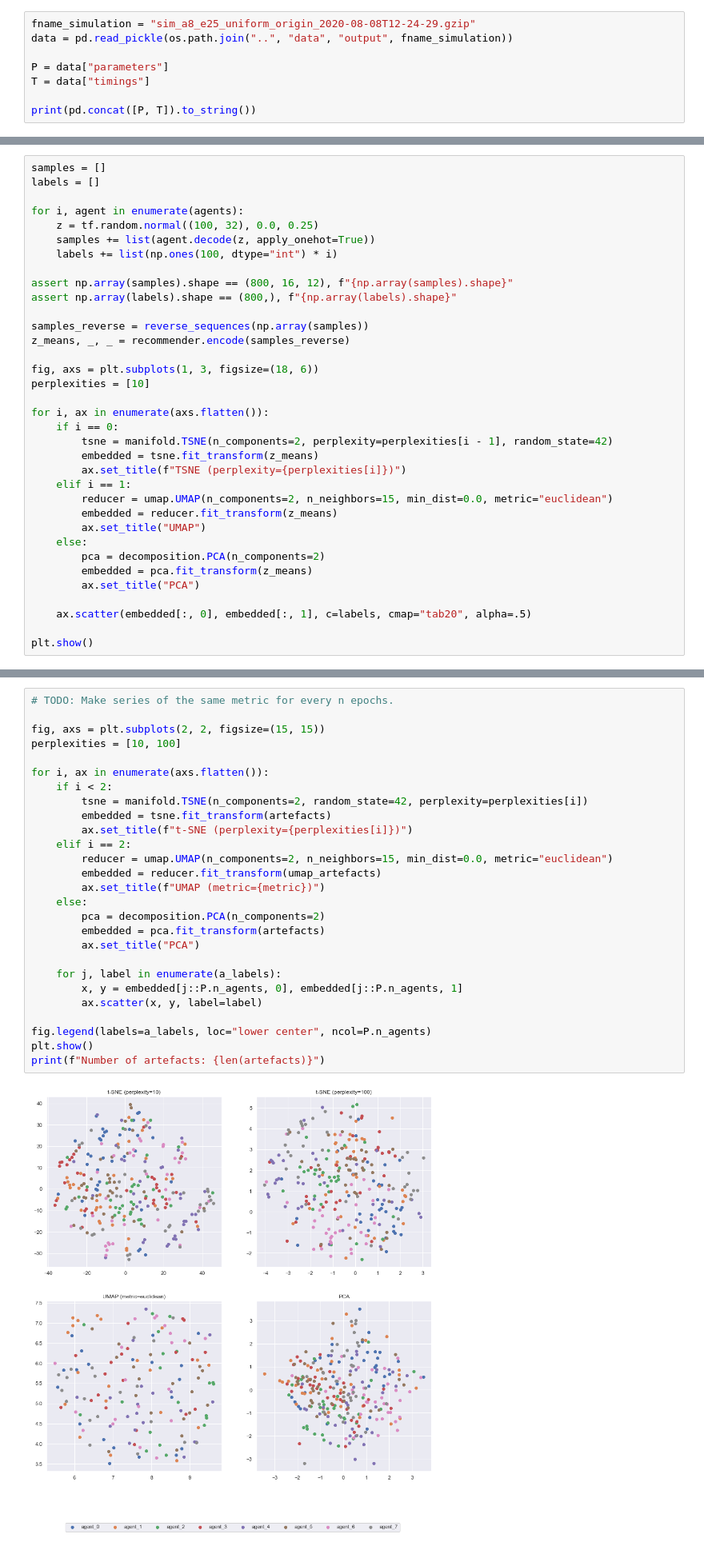
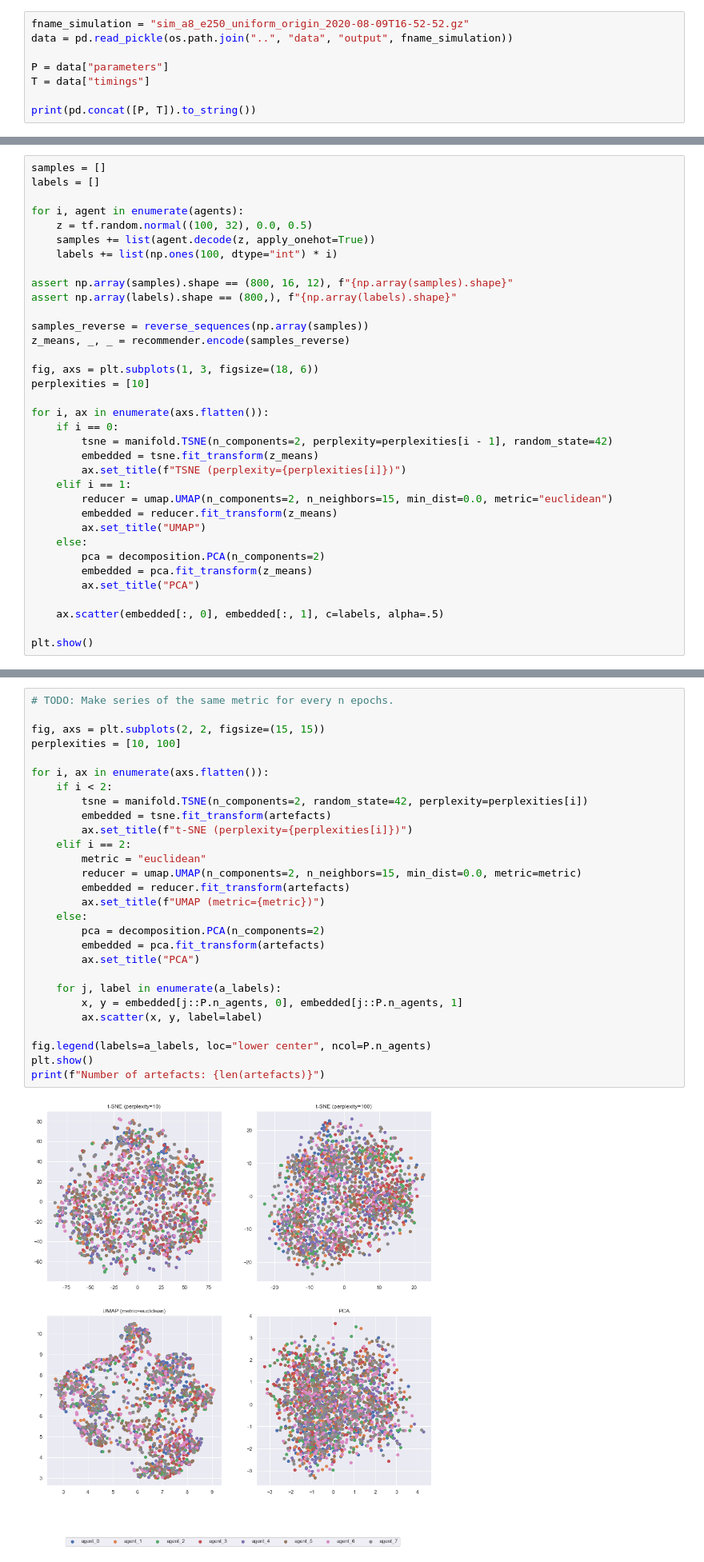
Before and after one commit to maxvstheuniverse/state-of-the-artefact, a Jupyter notebook: logs/analysis_template.ipynb, the cells around one changed output, grey strips where cells are left out. Shown at 80% size. Drawn from its saved outputs; the diff is of its cells as text.

```diff
--- a/logs/analysis_template.ipynb
+++ b/logs/analysis_template.ipynb
@@ -19,7 +19,7 @@ sns.set()
 # %% [markdown]
 ### SIMULATION DATA AND PARAMETERS
 # %%
-fname_simulation = "sim_a8_e25_uniform_origin_2020-08-08T12-24-29.gzip"
+fname_simulation = "sim_a8_e250_uniform_origin_2020-08-09T16-52-52.gz"
 data = pd.read_pickle(os.path.join("..", "data", "output", fname_simulation))
 
 P = data["parameters"]
@@ -86,7 +96,7 @@ samples = []
 labels = []
 
 for i, agent in enumerate(agents):
-    z = tf.random.normal((100, 32), 0.0, 0.25)
+    z = tf.random.normal((100, 32), 0.0, 0.5)
     samples += list(agent.decode(z, apply_onehot=True))
     labels += list(np.ones(100, dtype="int") * i)
 
@@ -113,7 +123,7 @@ for i, ax in enumerate(axs.flatten()):
         embedded = pca.fit_transform(z_means)
         ax.set_title("PCA")
 
-    ax.scatter(embedded[:, 0], embedded[:, 1], c=labels, cmap="tab20", alpha=.5)
+    ax.scatter(embedded[:, 0], embedded[:, 1], c=labels, alpha=.5)
 
 plt.show()
 # %% [output]
@@ -125,29 +135,30 @@ TSNE/UMAP plot of the agents artefacts at the end of the simulation
 # %%
 # TODO: Make series of the same metric for every n epochs.
 
 fig, axs = plt.subplots(2, 2, figsize=(15, 15))
 perplexities = [10, 100]
 
 for i, ax in enumerate(axs.flatten()):
     if i < 2:
         tsne = manifold.TSNE(n_components=2, random_state=42, perplexity=perplexities[i])
         embedded = tsne.fit_transform(artefacts)
         ax.set_title(f"t-SNE (perplexity={perplexities[i]})")
     elif i == 2:
-        reducer = umap.UMAP(n_components=2, n_neighbors=15, min_dist=0.0, metric="euclidean")
-        embedded = reducer.fit_transform(umap_artefacts)
+        metric = "euclidean"
+        reducer = umap.UMAP(n_components=2, n_neighbors=15, min_dist=0.0, metric=metric)
+        embedded = reducer.fit_transform(artefacts)
         ax.set_title(f"UMAP (metric={metric})")
     else:
         pca = decomposition.PCA(n_components=2)
         embedded = pca.fit_transform(artefacts)
         ax.set_title("PCA")
 
     for j, label in enumerate(a_labels):
         x, y = embedded[j::P.n_agents, 0], embedded[j::P.n_agents, 1]
         ax.scatter(x, y, label=label)
 
 fig.legend(labels=a_labels, loc="lower center", ncol=P.n_agents)
 plt.show()
 print(f"Number of artefacts: {len(artefacts)}")
 # %% [output]
-[figure, old version]
+[figure, new version]
```
Also changed, not shown: parts of 9 cells of this notebook, 3 other files.
